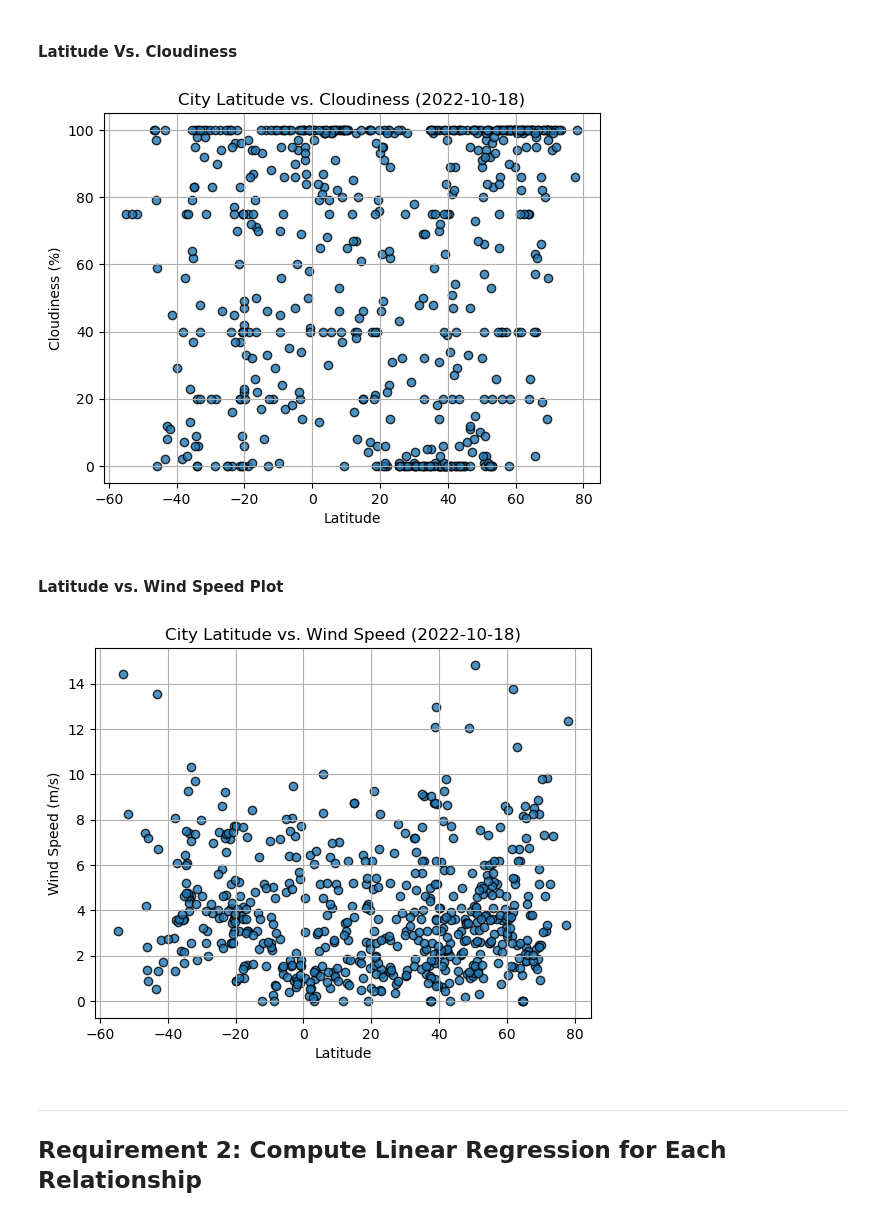
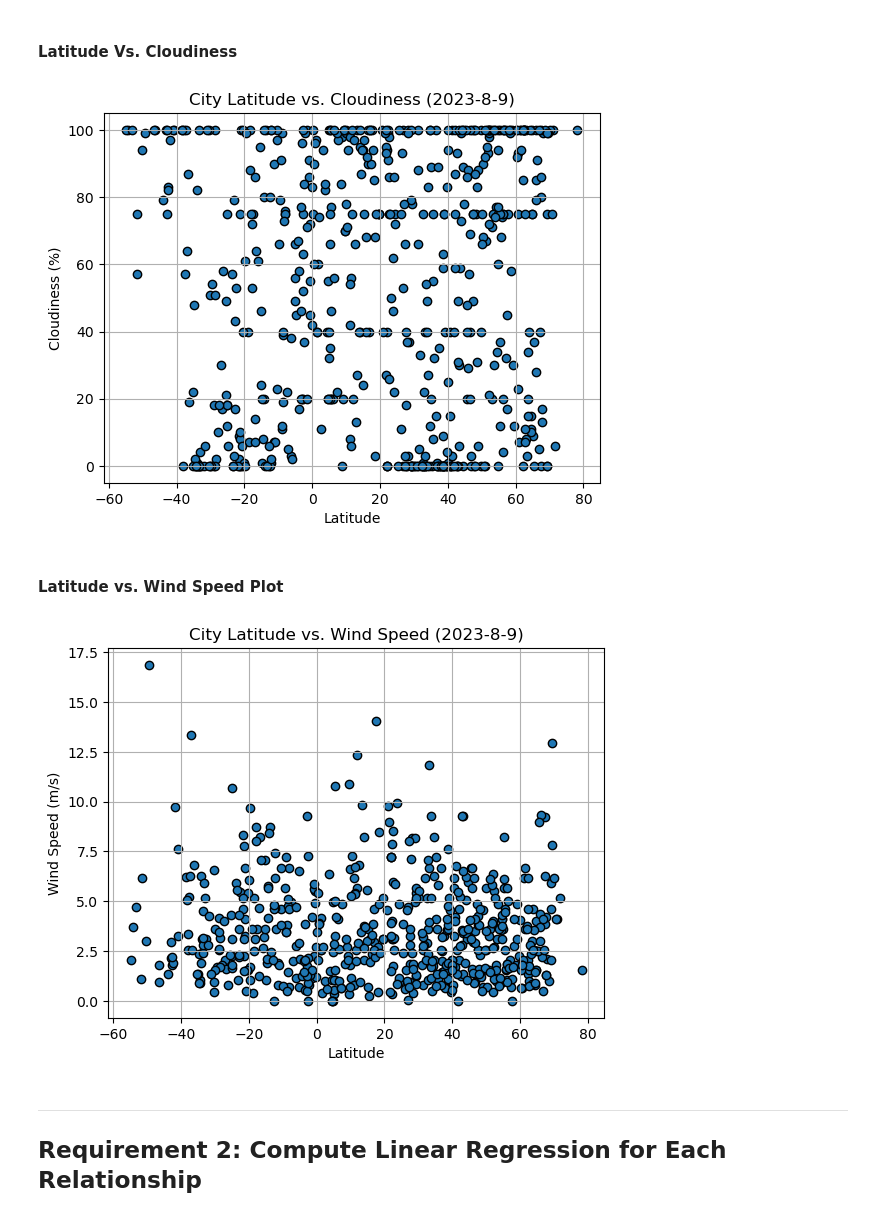
Before and after one commit to schuttlerc/python-api-challenge, a Jupyter notebook: starter_code/WeatherPy.ipynb, the cells around one changed output. Saved outputs shown, nothing was run; the diff lists cells and outputs as text; code cells hidden in the pictures.

```diff
--- a/starter_code/WeatherPy.ipynb
+++ b/starter_code/WeatherPy.ipynb
@@ -221,35 +228,41 @@ plt.show()
 # %% [markdown]
 #### Latitude Vs. Cloudiness
 # %%
-# Build the scatter plots for latitude vs. cloudiness
-# YOUR CODE HERE
+# Build the scatter plots for latitude vs. humidity
+plt.scatter(city_data_df["Lat"],city_data_df["Cloudiness"], edgecolors="black",)
 
 # Incorporate the other graph properties
-# YOUR CODE HERE
+plt.title("City Latitude vs. Cloudiness (2023-8-9)")
+plt.xlabel("Latitude")
+plt.ylabel("Cloudiness (%)")
+plt.grid()
 
 # Save the figure
-plt.savefig("output_data/Fig3.png")
+plt.savefig("../output_data/Fig3.png")
 
 # Show plot
 plt.show()
 # %% [output]
-[figure, old version]
+[figure, new version]
 # %% [markdown]
 #### Latitude vs. Wind Speed Plot
 # %%
-# Build the scatter plots for latitude vs. wind speed
-# YOUR CODE HERE
+# Build the scatter plots for latitude vs. humidity
+plt.scatter(city_data_df["Lat"],city_data_df["Wind Speed"], edgecolors="black",)
 
 # Incorporate the other graph properties
-# YOUR CODE HERE
+plt.title("City Latitude vs. Wind Speed (2023-8-9)")
+plt.xlabel("Latitude")
+plt.ylabel("Wind Speed (m/s)")
+plt.grid()
 
 # Save the figure
-plt.savefig("output_data/Fig4.png")
+plt.savefig("../output_data/Fig4.png")
 
 # Show plot
 plt.show()
 # %% [output]
-[figure, old version]
+[figure, new version]
 # %% [markdown]
 ---
 
```
Also changed, not shown: parts of 7 cells of this notebook, 5 other files.
